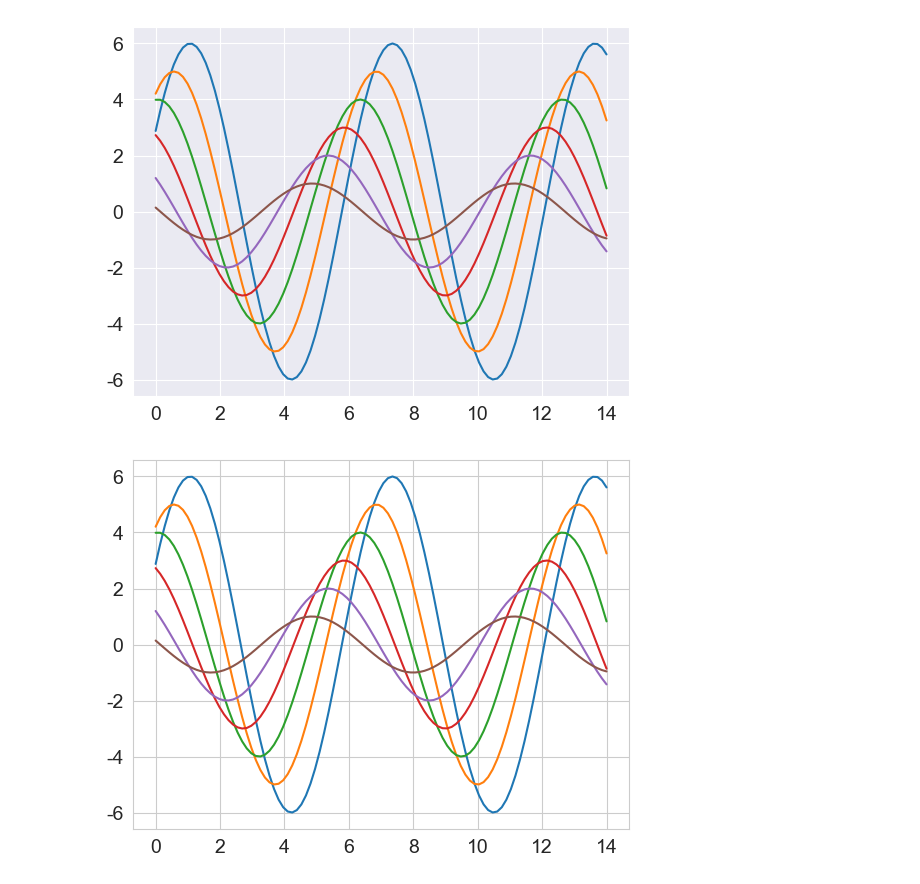
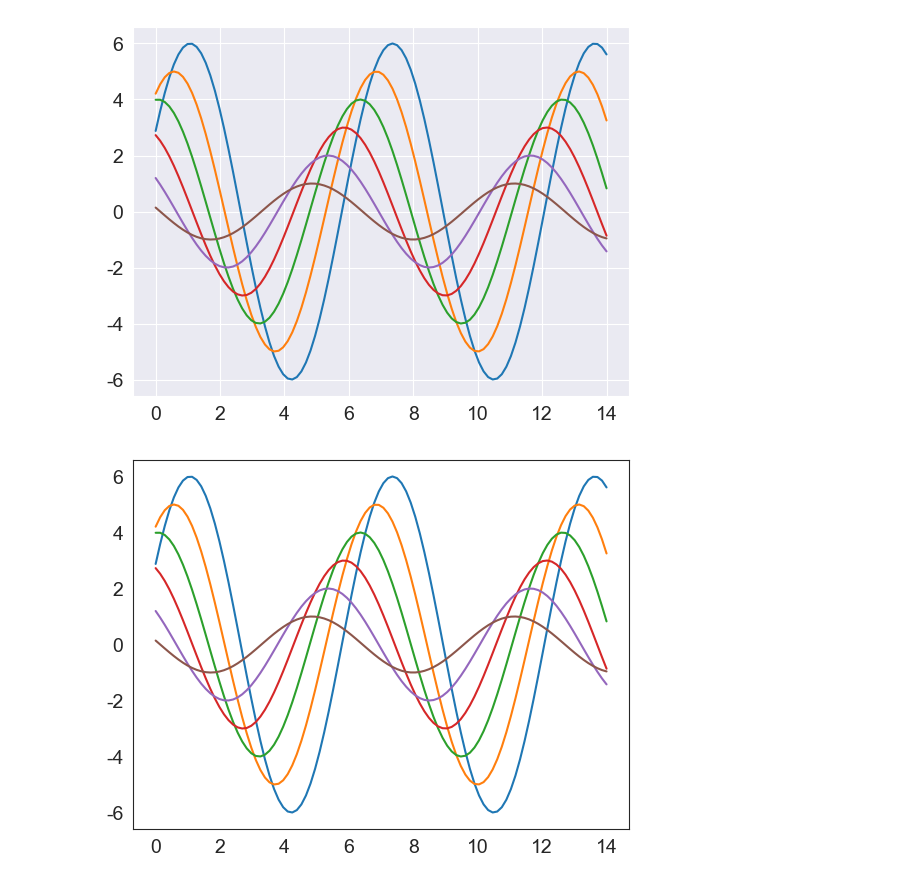
Before and after one commit to DDDDKo/python_study, a Jupyter notebook: matplotlib_visualize_data/matplotlib_example.ipynb, the cells around one changed output. Cells and saved outputs as stored; diff of their text form; code cells hidden in the pictures.

```diff
--- a/matplotlib_visualize_data/matplotlib_example.ipynb
+++ b/matplotlib_visualize_data/matplotlib_example.ipynb
@@ -334,7 +334,7 @@ sinplot()
 # %% [output]
 [figure]
 # %%
-seaborn.set_style('whitegrid')
+seaborn.set_style('white')
 sinplot()
 # %% [output]
-[figure, old version]
+[figure, new version]
```
Also changed, not shown: parts of 33 cells of this notebook.
